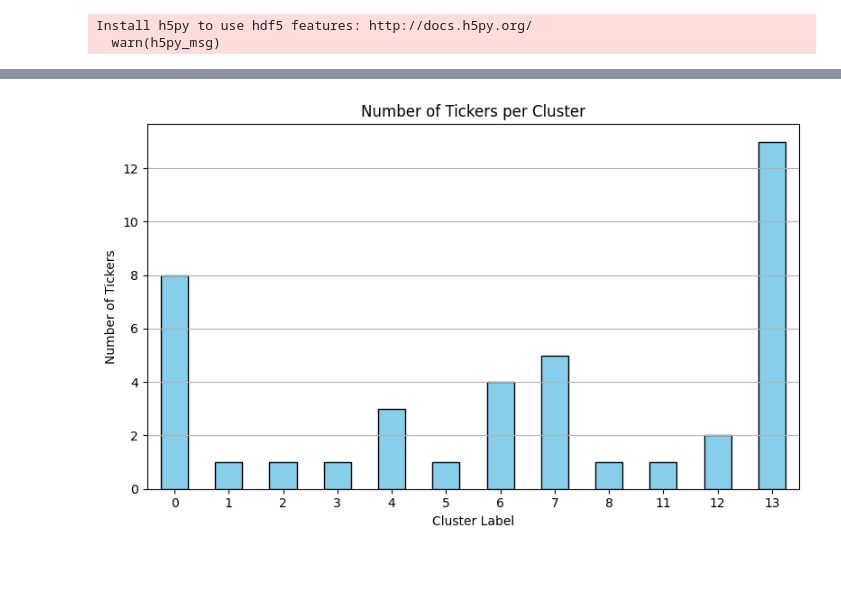
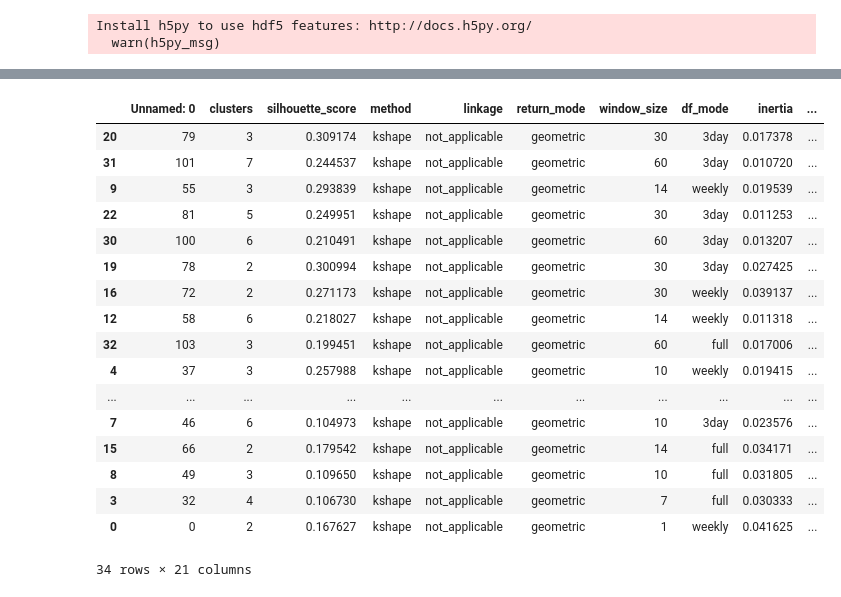
Before and after one commit to KirillKovalchuk02/thesis_clustering, a Jupyter notebook: cluster_cryptos_only_test.ipynb, the cells around one changed output, grey strips where cells are left out. Saved outputs shown, nothing was run; the diff lists cells and outputs as text; code cells hidden in the pictures; blank space fills up the shorter version.

```diff
--- a/cluster_cryptos_only_test.ipynb
+++ b/cluster_cryptos_only_test.ipynb
@@ -41,0 +125,33 @@ tickers_with_labels_kshape
+# %%
+filtered_results_with_stability = pd.read_csv('filtered_results_with_stability_CRYPTOS_ONLY.csv')
+filtered_results_with_stability['ari_norm'] = MinMaxScaler().fit_transform(filtered_results_with_stability[['ari_mean']])
+filtered_results_with_stability['nmi_norm'] = MinMaxScaler().fit_transform(filtered_results_with_stability[['nmi_mean']])
+filtered_results_with_stability['stability_score'] = (filtered_results_with_stability['nmi_norm'] + filtered_results_with_stability['ari_norm']) / 2
+
+
+filtered_results_with_stability['renormalized_silhouette'] = MinMaxScaler().fit_transform(filtered_results_with_stability[['silhouette_score']])
+filtered_results_with_stability['renormalized_inertia'] = 1 - MinMaxScaler().fit_transform(filtered_results_with_stability[['inertia']])
+filtered_results_with_stability['renormalized_stability'] = 1 - MinMaxScaler().fit_transform(filtered_results_with_stability[['stability_score']])
+
+filtered_results_with_stability['final_score'] = filtered_results_with_stability[['renormalized_silhouette', 'renormalized_inertia', 'renormalized_stability']].mean(axis=1)
+# %%
+filtered_results_with_stability.sort_values('final_score', ascending=False)
+# %% [output]
+|  | Unnamed: 0 | clusters | silhouette_score | method | linkage | return_mode | window_size | df_mode | inertia | ... |
+| 20 | 79 | 3 | 0.309174 | kshape | not_applicable | geometric | 30 | 3day | 0.017378 | ... |
+| 31 | 101 | 7 | 0.244537 | kshape | not_applicable | geometric | 60 | 3day | 0.010720 | ... |
+| 9 | 55 | 3 | 0.293839 | kshape | not_applicable | geometric | 14 | weekly | 0.019539 | ... |
+| 22 | 81 | 5 | 0.249951 | kshape | not_applicable | geometric | 30 | 3day | 0.011253 | ... |
+| 30 | 100 | 6 | 0.210491 | kshape | not_applicable | geometric | 60 | 3day | 0.013207 | ... |
+| 19 | 78 | 2 | 0.300994 | kshape | not_applicable | geometric | 30 | 3day | 0.027425 | ... |
+| 16 | 72 | 2 | 0.271173 | kshape | not_applicable | geometric | 30 | weekly | 0.039137 | ... |
+| 12 | 58 | 6 | 0.218027 | kshape | not_applicable | geometric | 14 | weekly | 0.011318 | ... |
+| 32 | 103 | 3 | 0.199451 | kshape | not_applicable | geometric | 60 | full | 0.017006 | ... |
+| 4 | 37 | 3 | 0.257988 | kshape | not_applicable | geometric | 10 | weekly | 0.019415 | ... |
+| ... | ... | ... | ... | ... | ... | ... | ... | ... | ... | ... |
+| 7 | 46 | 6 | 0.104973 | kshape | not_applicable | geometric | 10 | 3day | 0.023576 | ... |
+| 15 | 66 | 2 | 0.179542 | kshape | not_applicable | geometric | 14 | full | 0.034171 | ... |
+| 8 | 49 | 3 | 0.109650 | kshape | not_applicable | geometric | 10 | full | 0.031805 | ... |
+| 3 | 32 | 4 | 0.106730 | kshape | not_applicable | geometric | 7 | full | 0.030333 | ... |
+| 0 | 0 | 2 | 0.167627 | kshape | not_applicable | geometric | 1 | weekly | 0.041625 | ... |
+34 rows × 21 columns
@@ -42,24 +186,22 @@ tickers_with_labels_kshape
 # %%
-import matplotlib.pyplot as plt
-import pandas as pd
+# import matplotlib.pyplot as plt
+# import pandas as pd
 
-# Sample dictionary
-ticker_cluster_dict = tickers_with_labels_kshape
-# Convert to DataFrame
-df_clusters = pd.DataFrame(list(ticker_cluster_dict.items()), columns=['ticker', 'cluster'])
+# # Sample dictionary
+# ticker_cluster_dict = tickers_with_labels_kshape
+# # Convert to DataFrame
+# df_clusters = pd.DataFrame(list(ticker_cluster_dict.items()), columns=['ticker', 'cluster'])
 
-# Count number of tickers per cluster
-cluster_counts = df_clusters['cluster'].value_counts().sort_index()
+# # Count number of tickers per cluster
+# cluster_counts = df_clusters['cluster'].value_counts().sort_index()
 
-# Plot
-plt.figure(figsize=(8, 5))
-cluster_counts.plot(kind='bar', color='skyblue', edgecolor='black')
-plt.title('Number of Tickers per Cluster')
-plt.xlabel('Cluster Label')
-plt.ylabel('Number of Tickers')
-plt.xticks(rotation=0)
-plt.grid(axis='y')
-plt.tight_layout()
-plt.show()
+# # Plot
+# plt.figure(figsize=(8, 5))
+# cluster_counts.plot(kind='bar', color='skyblue', edgecolor='black')
+# plt.title('Number of Tickers per Cluster')
+# plt.xlabel('Cluster Label')
+# plt.ylabel('Number of Tickers')
+# plt.xticks(rotation=0)
+# plt.grid(axis='y')
+# plt.tight_layout()
+# plt.show()
-# %% [output]
-[figure, removed]
```
Also changed, not shown: parts of 16 cells of this notebook, 13 other files.
